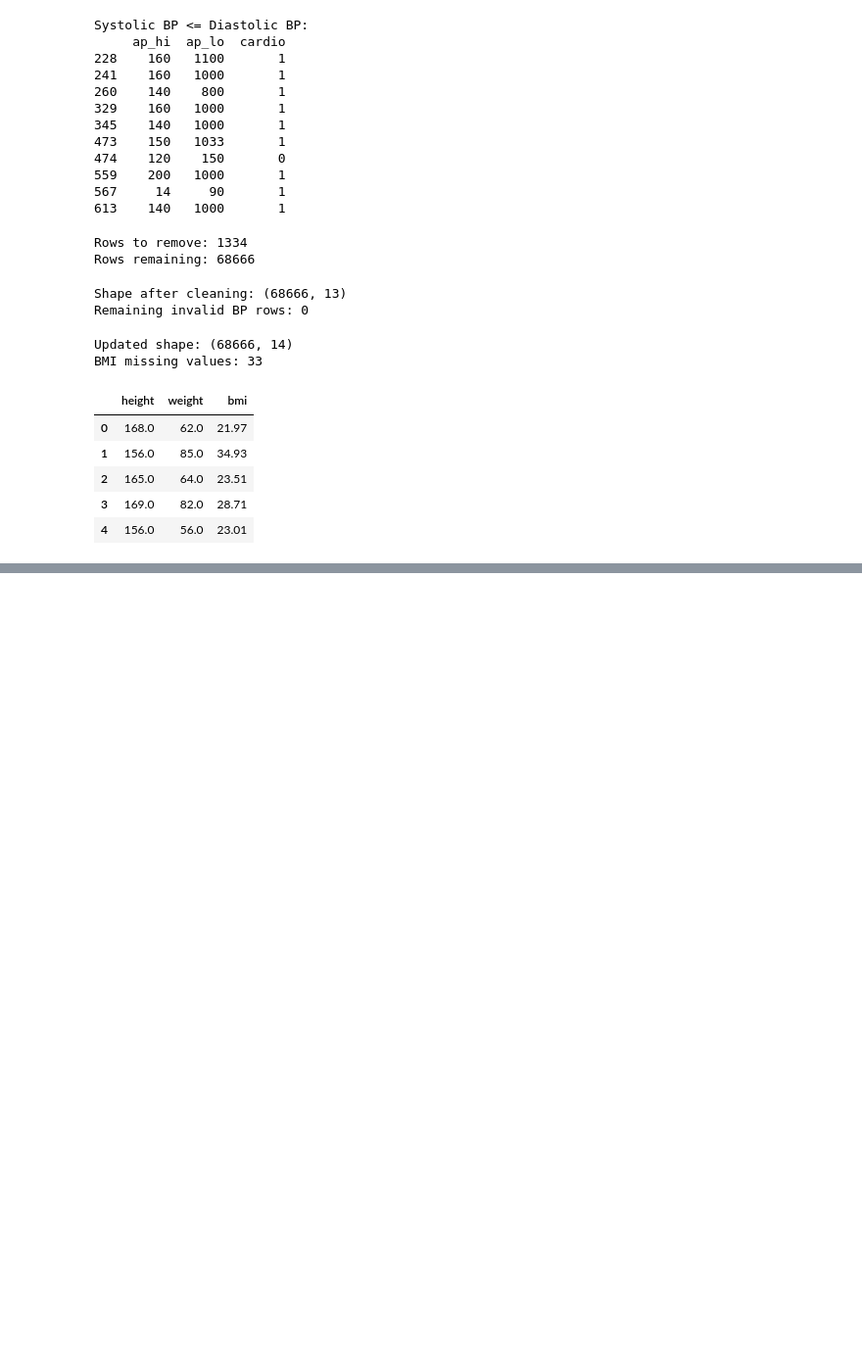
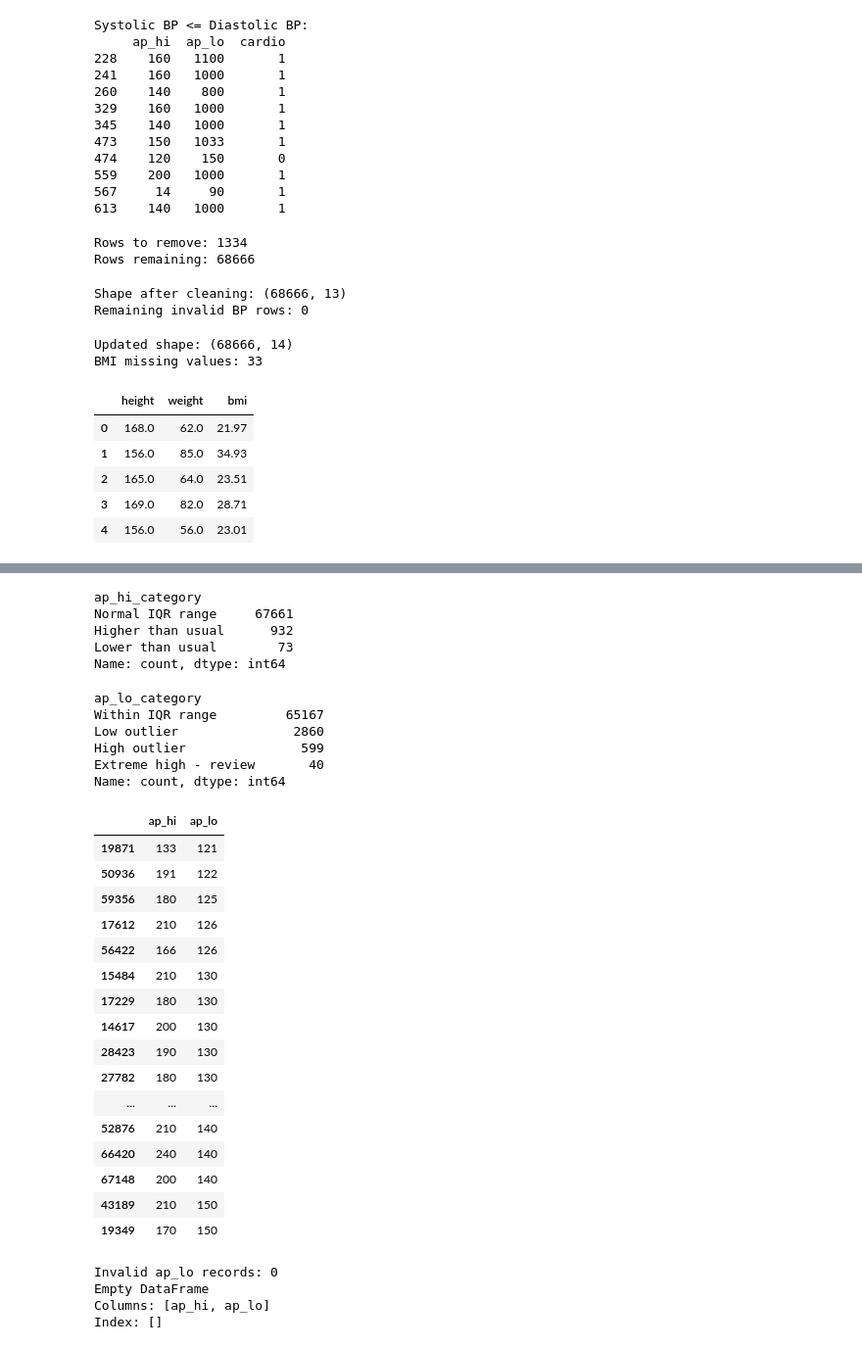
Before and after one commit to Mary-George26/Team3_Project_ONL5_AIS4_S1, a Jupyter notebook: Cardiovascular Disease dataset/cardio__cleaning.ipynb, the cells around one changed output, grey strips where cells are left out. Shown at 98% size. Drawn from its saved outputs; the diff is of its cells as text; code cells hidden in the pictures; blank space fills up the shorter version.

```diff
--- a/Cardiovascular Disease dataset/cardio__cleaning.ipynb
+++ b/Cardiovascular Disease dataset/cardio__cleaning.ipynb
@@ -190,0 +278,76 @@ BMI missing values: 33
+# %%
+df_clean['ap_hi_category'] = np.select(
+    [
+        df_clean['ap_hi'] < 90,
+        df_clean['ap_hi'] > 170
+    ],
+    [
+        'Lower than usual',
+        'Higher than usual'
+    ],
+    default='Normal IQR range'
+)
+
+print(df_clean['ap_hi_category'].value_counts())
+# %% [output]
+ap_hi_category
+Normal IQR range     67661
+Higher than usual      932
+Lower than usual        73
+Name: count, dtype: int64
+# %%
+df_clean['ap_lo_category'] = np.select(
+    [
+        df_clean['ap_lo'] < 65,
+        df_clean['ap_lo'] > 120,
+        df_clean['ap_lo'] > 105
+    ],
+    [
+        'Low outlier',
+        'Extreme high - review',
+        'High outlier'
+    ],
+    default='Within IQR range'
+)
+
+print(df_clean['ap_lo_category'].value_counts())
+# %% [output]
+ap_lo_category
+Within IQR range         65167
+Low outlier               2860
+High outlier               599
+Extreme high - review       40
+Name: count, dtype: int64
+# %%
+df_clean.loc[df_clean['ap_lo'] > 120, ['ap_hi', 'ap_lo']].sort_values('ap_lo')
+# %% [output]
+|  | ap_hi | ap_lo |
+| 19871 | 133 | 121 |
+| 50936 | 191 | 122 |
+| 59356 | 180 | 125 |
+| 17612 | 210 | 126 |
+| 56422 | 166 | 126 |
+| 15484 | 210 | 130 |
+| 17229 | 180 | 130 |
+| 14617 | 200 | 130 |
+| 28423 | 190 | 130 |
+| 27782 | 180 | 130 |
+| ... | ... | ... |
+| 52876 | 210 | 140 |
+| 66420 | 240 | 140 |
+| 67148 | 200 | 140 |
+| 43189 | 210 | 150 |
+| 19349 | 170 | 150 |
+# %%
+invalid_ap_lo = (
+    (df_clean['ap_lo'] <= 0) |
+    (df_clean['ap_lo'] >= df_clean['ap_hi'])
+)
+
+print("Invalid ap_lo records:", invalid_ap_lo.sum())
+print(df_clean.loc[invalid_ap_lo, ['ap_hi', 'ap_lo']])
+# %% [output]
+Invalid ap_lo records: 0
+Empty DataFrame
+Columns: [ap_hi, ap_lo]
+Index: []
```
Also changed, not shown: parts of 15 cells of this notebook.
